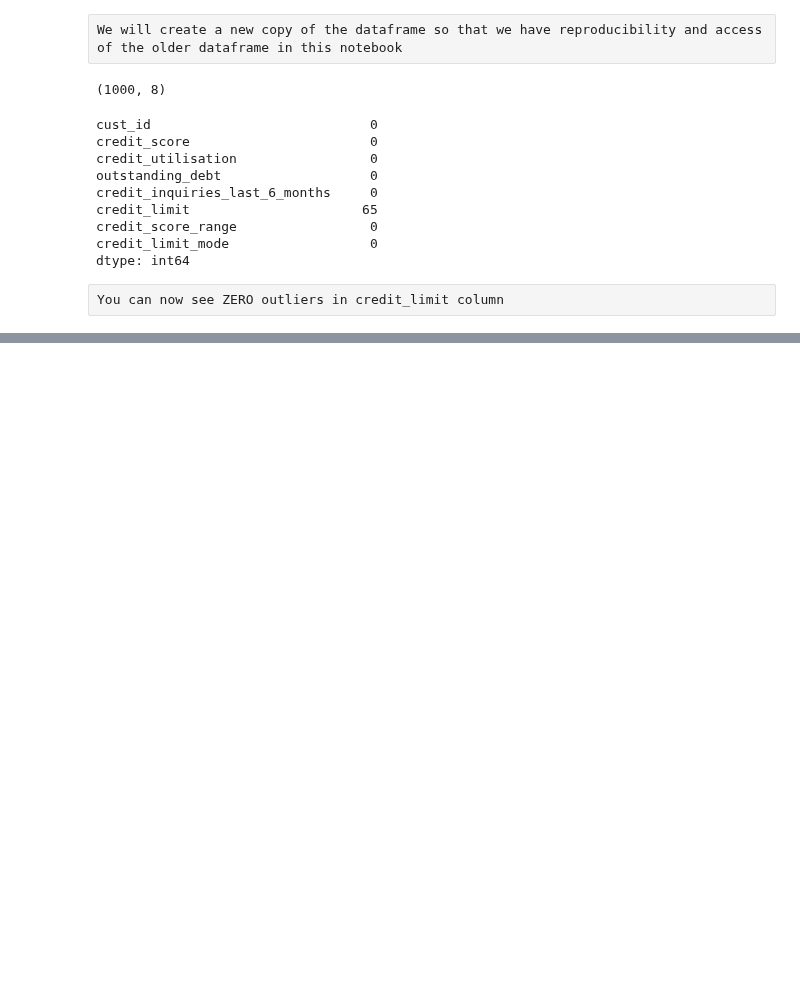
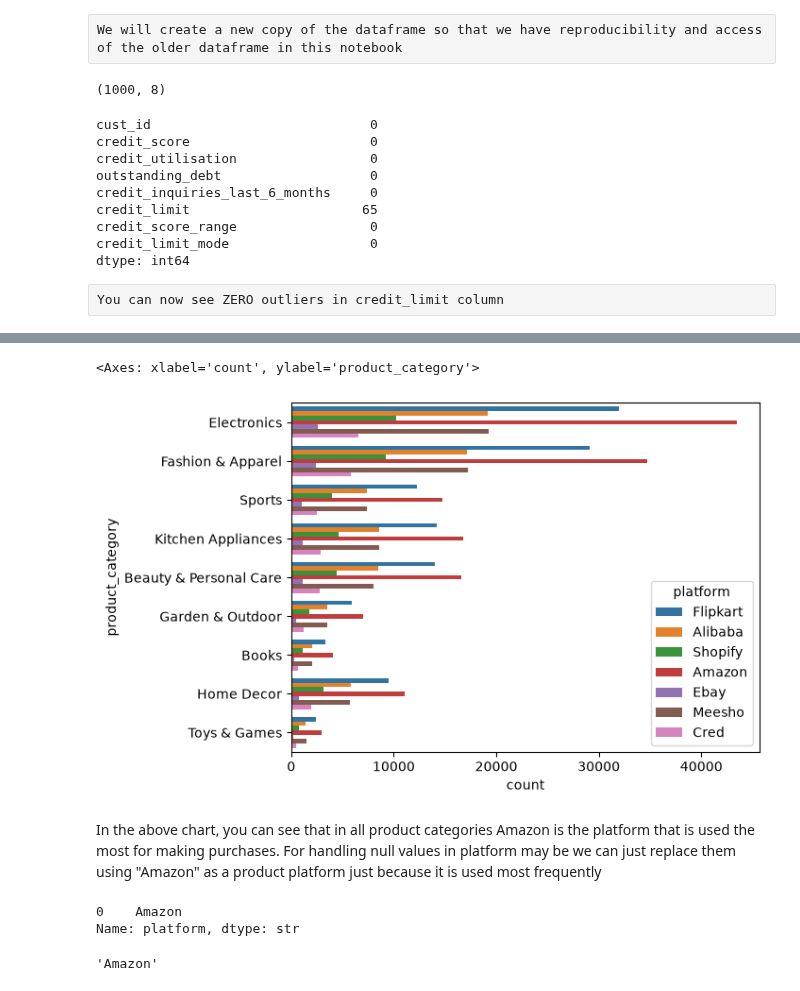
Before and after one commit to Sanjeev20240/Credit-card-analysis, a Jupyter notebook: phase_01_.ipynb, the cells around one changed output, grey strips where cells are left out. Cells and saved outputs as stored; diff of their text form; code cells hidden in the pictures; blank space fills up the shorter version.

```diff
--- a/phase_01_.ipynb
+++ b/phase_01_.ipynb
@@ -620,0 +836,17 @@ You can now see ZERO outliers in credit_limit column
+# %%
+sns.countplot(y='product_category', hue='platform', data=df_trans)
+# %% [output]
+<Axes: xlabel='count', ylabel='product_category'>
+[figure, added]
+# %% [markdown]
+
+In the above chart, you can see that in all product categories Amazon is the platform that is used the most for making purchases. For handling null values in platform may be we can just replace them using "Amazon" as a product platform just because it is used most frequently
+# %%
+df_trans.platform.mode()
+# %% [output]
+0    Amazon
+Name: platform, dtype: str
+# %%
+df_trans.platform.mode()[0]
+# %% [output]
+'Amazon'
```
Also changed, not shown: parts of 34 cells of this notebook, 1 other file.
